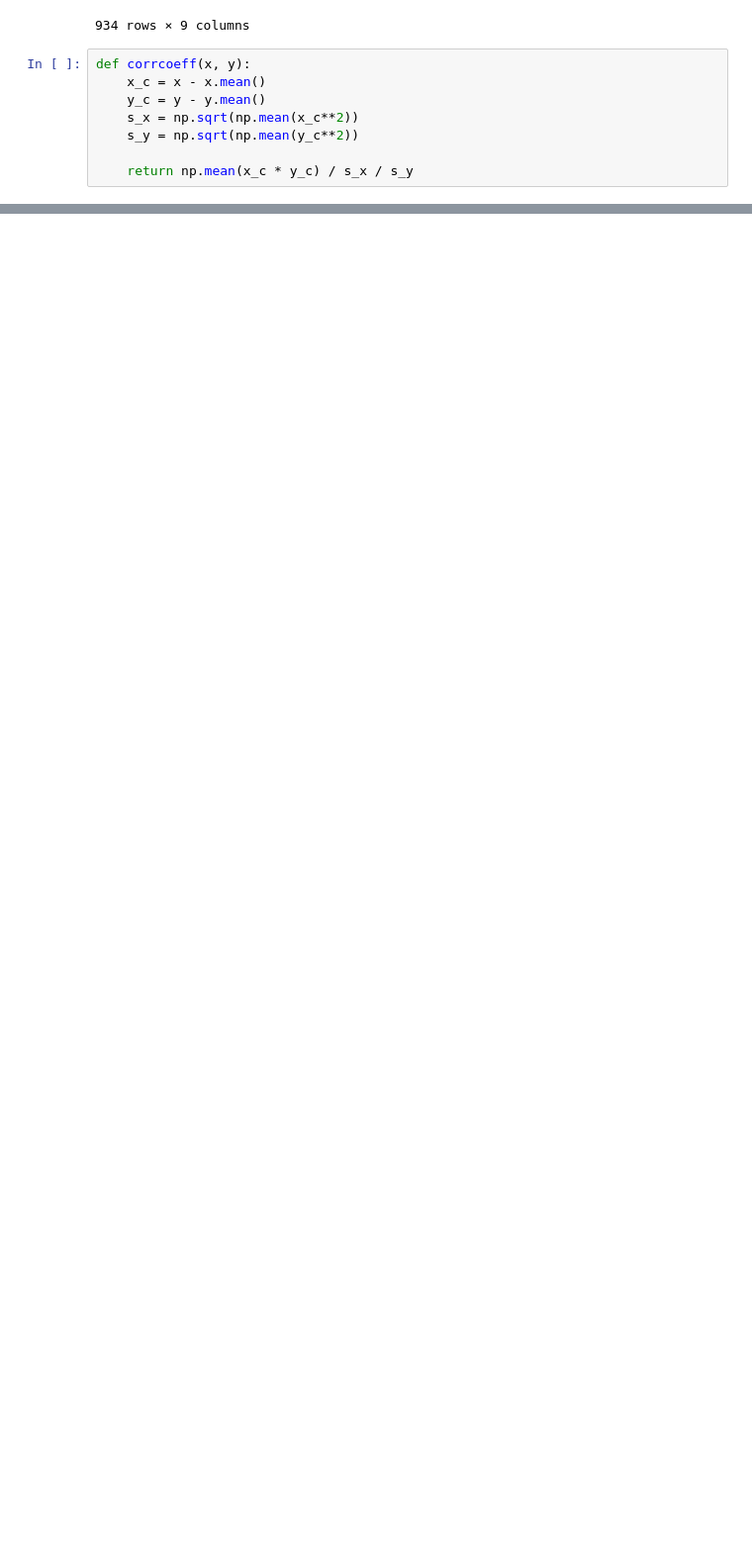
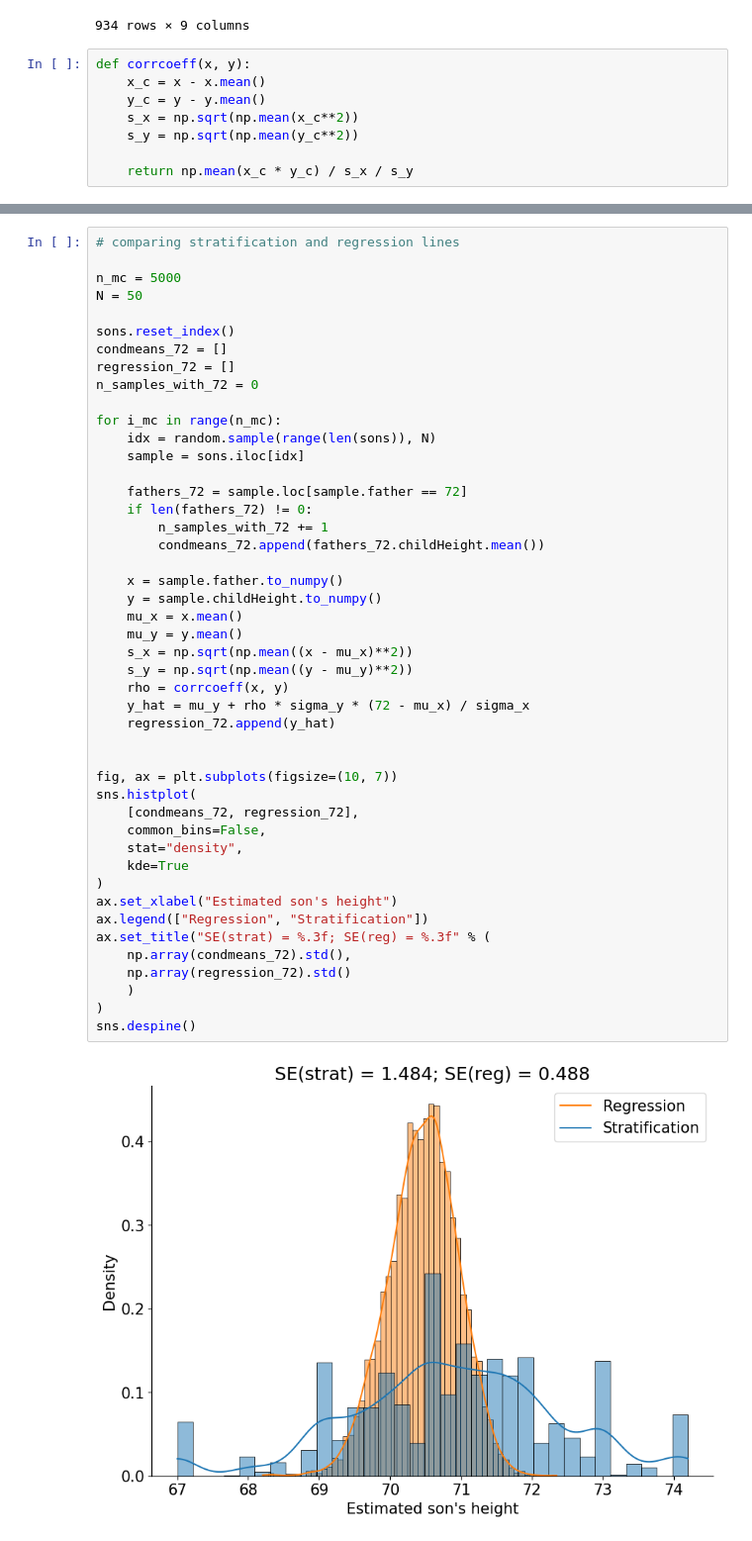
Before and after one commit to swing-research/pids_2023, a Jupyter notebook: Lecture_materials/S9/9_correlation-regression.ipynb, the cells around one changed output, grey strips where cells are left out. Shown: that part at 99% size. Drawn from its saved outputs; the diff is of its cells as text; blank space fills up the shorter version.

```diff
--- a/Lecture_materials/S9/9_correlation-regression.ipynb
+++ b/Lecture_materials/S9/9_correlation-regression.ipynb
@@ -99,0 +112,48 @@ sns.despine()
+# %%
+# comparing stratification and regression lines
+
+n_mc = 5000
+N = 50
+
+sons.reset_index()
+condmeans_72 = []
+regression_72 = []
+n_samples_with_72 = 0
+
+for i_mc in range(n_mc):
+    idx = random.sample(range(len(sons)), N)
+    sample = sons.iloc[idx]
+
+    fathers_72 = sample.loc[sample.father == 72]
+    if len(fathers_72) != 0:
+        n_samples_with_72 += 1
+        condmeans_72.append(fathers_72.childHeight.mean())
+
+    x = sample.father.to_numpy()
+    y = sample.childHeight.to_numpy()
+    mu_x = x.mean()
+    mu_y = y.mean()
+    s_x = np.sqrt(np.mean((x - mu_x)**2))
+    s_y = np.sqrt(np.mean((y - mu_y)**2))
+    rho = corrcoeff(x, y)
+    y_hat = mu_y + rho * sigma_y * (72 - mu_x) / sigma_x
+    regression_72.append(y_hat)
+
+
+fig, ax = plt.subplots(figsize=(10, 7))
+sns.histplot(
+    [condmeans_72, regression_72],
+    common_bins=False,
+    stat="density",
+    kde=True
+)
+ax.set_xlabel("Estimated son's height")
+ax.legend(["Regression", "Stratification"])
+ax.set_title("SE(strat) = %.3f; SE(reg) = %.3f" % (
+    np.array(condmeans_72).std(),
+    np.array(regression_72).std()
+    )
+)
+sns.despine()
+# %% [output]
+[figure, added]
```
Also changed, not shown: parts of 5 cells of this notebook.
